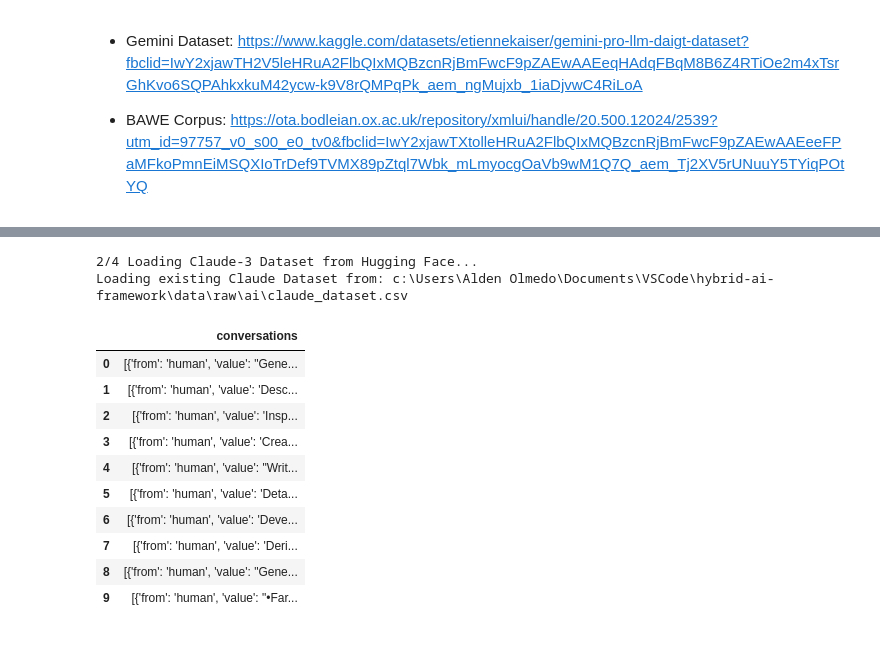
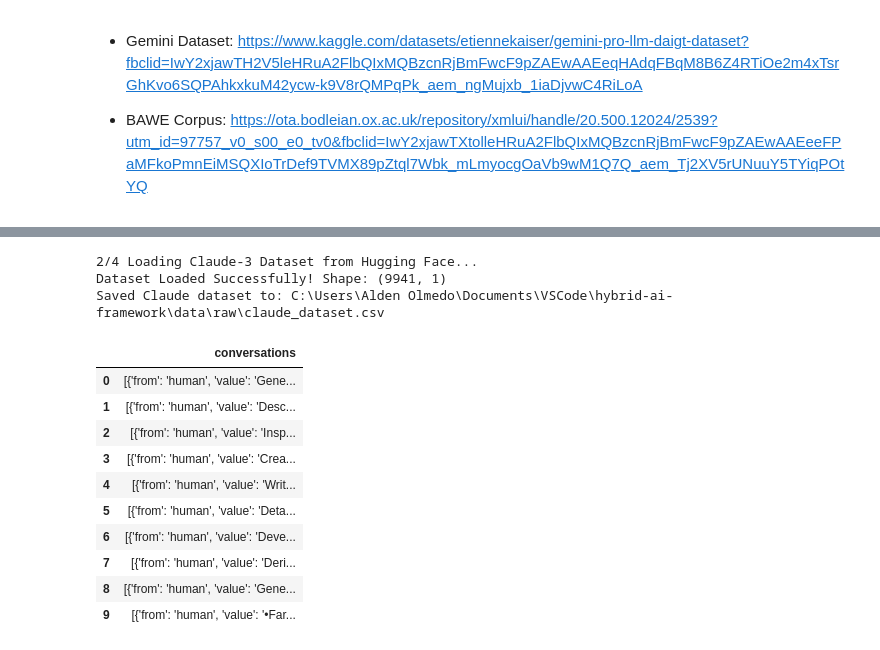
Before and after one commit to n4t5Uuu/Hybrid-AI-Text-Detector, a Jupyter notebook: src/notebooks/data_ingestion.ipynb, the cells around one changed output, grey strips where cells are left out. Cells and saved outputs as stored; diff of their text form; code cells hidden in the pictures.

```diff
--- a/src/notebooks/data_ingestion.ipynb
+++ b/src/notebooks/data_ingestion.ipynb
@@ -121,34 +63,30 @@ Original Columns: ['text', 'label', 'prompt_name', 'source', 'RDizzl3_seven']
 # %%
 print("2/4 Loading Claude-3 Dataset from Hugging Face...")
+df_claude = pd.read_json("hf://datasets/QuietImpostor/Claude-3-Opus-Claude-3.5-Sonnnet-9k/Claude-3-Opus-and-Claude-3-5-Sonnet-9k-ShareGPT.jsonl", lines=True)
 
-claude_file_path = RAW_AI_DIR/"claude_dataset.csv"
+print(f"Dataset Loaded Successfully! Shape: {df_claude.shape}")
 
-if not claude_file_path.exists():
-    df_claude = pd.read_json("hf://datasets/QuietImpostor/Claude-3-Opus-Claude-3.5-Sonnnet-9k/Claude-3-Opus-and-Claude-3-5-Sonnet-9k-ShareGPT.jsonl", lines=True)
-    print(f"Dataset Loaded Successfully! Shape: {df_claude.shape}")
+# Save to local CSV inside data/raw/
+claude_csv_path = RAW_DIR / "claude_dataset.csv"
+df_claude.to_csv(claude_csv_path, index=False)
+print(f"Saved Claude dataset to: {claude_csv_path.resolve()}")
 
-    # Save the local CSV inside data/raw/ai
-    df_claude.to_csv(claude_file_path, index=False, encoding="utf-8")
-    print(f"Saved the Claude Dataset to: {claude_file_path.resolve()}")
-else:
-    df_claude = pd.read_csv(claude_file_path)
-    print(f"Loading existing Claude Dataset from: {claude_file_path}")
-
-display(df_claude.head(10))
+df_claude.head(10)
 # %% [output]
 2/4 Loading Claude-3 Dataset from Hugging Face...
-Loading existing Claude Dataset from: c:\Users\Alden Olmedo\Documents\VSCode\hybrid-ai-framework\data\raw\ai\claude_dataset.csv
+Dataset Loaded Successfully! Shape: (9941, 1)
+Saved Claude dataset to: C:\Users\Alden Olmedo\Documents\VSCode\hybrid-ai-framework\data\raw\claude_dataset.csv
 |  | conversations |
-| 0 | [{'from': 'human', 'value': "Gene... |
+| 0 | [{'from': 'human', 'value': 'Gene... |
 | 1 | [{'from': 'human', 'value': 'Desc... |
 | 2 | [{'from': 'human', 'value': 'Insp... |
 | 3 | [{'from': 'human', 'value': 'Crea... |
-| 4 | [{'from': 'human', 'value': "Writ... |
+| 4 | [{'from': 'human', 'value': 'Writ... |
 | 5 | [{'from': 'human', 'value': 'Deta... |
 | 6 | [{'from': 'human', 'value': 'Deve... |
 | 7 | [{'from': 'human', 'value': 'Deri... |
-| 8 | [{'from': 'human', 'value': "Gene... |
-| 9 | [{'from': 'human', 'value': "•Far... |
+| 8 | [{'from': 'human', 'value': 'Gene... |
+| 9 | [{'from': 'human', 'value': '•Far... |
 # %%
 from huggingface_hub import HfFileSystem
 from tqdm import tqdm
```
Also changed, not shown: parts of 11 cells of this notebook, 8 other files.
